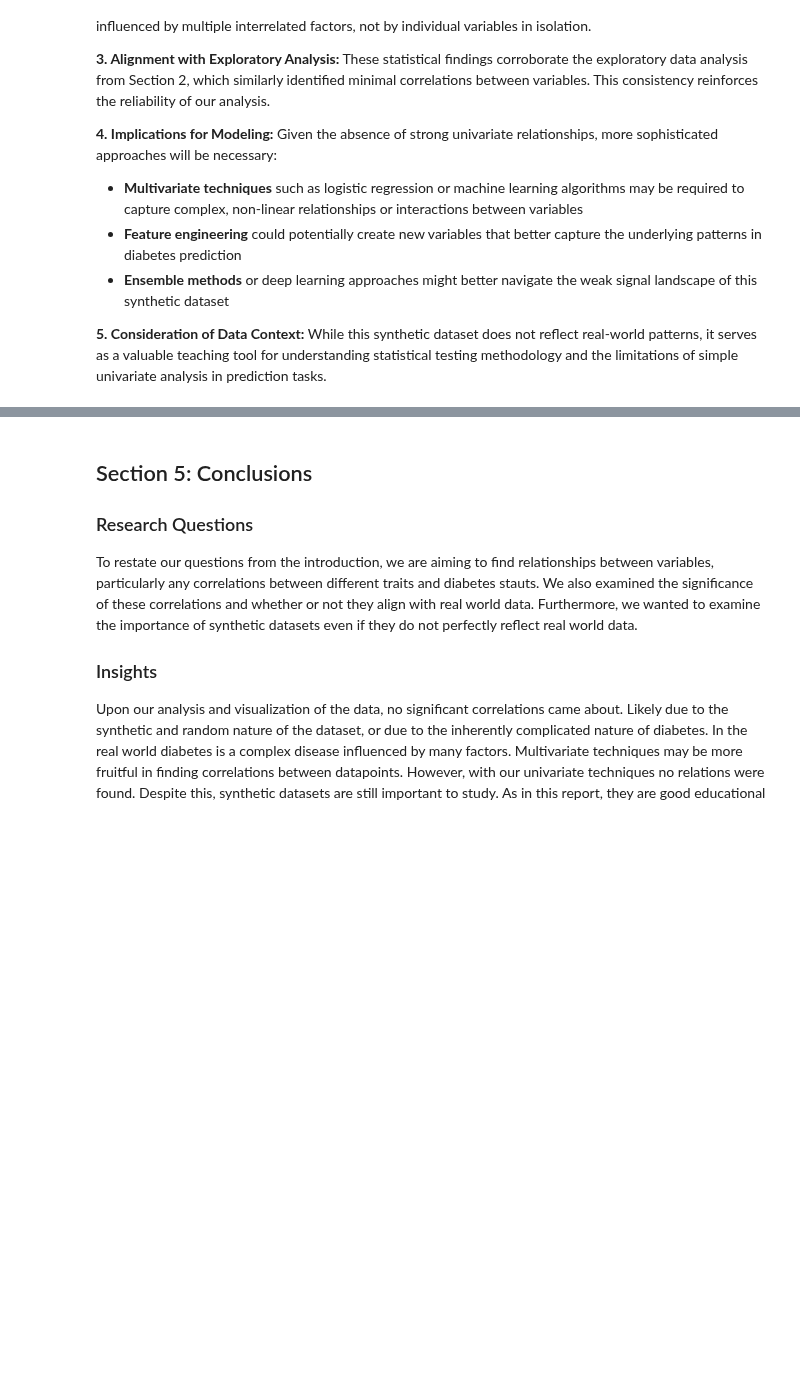
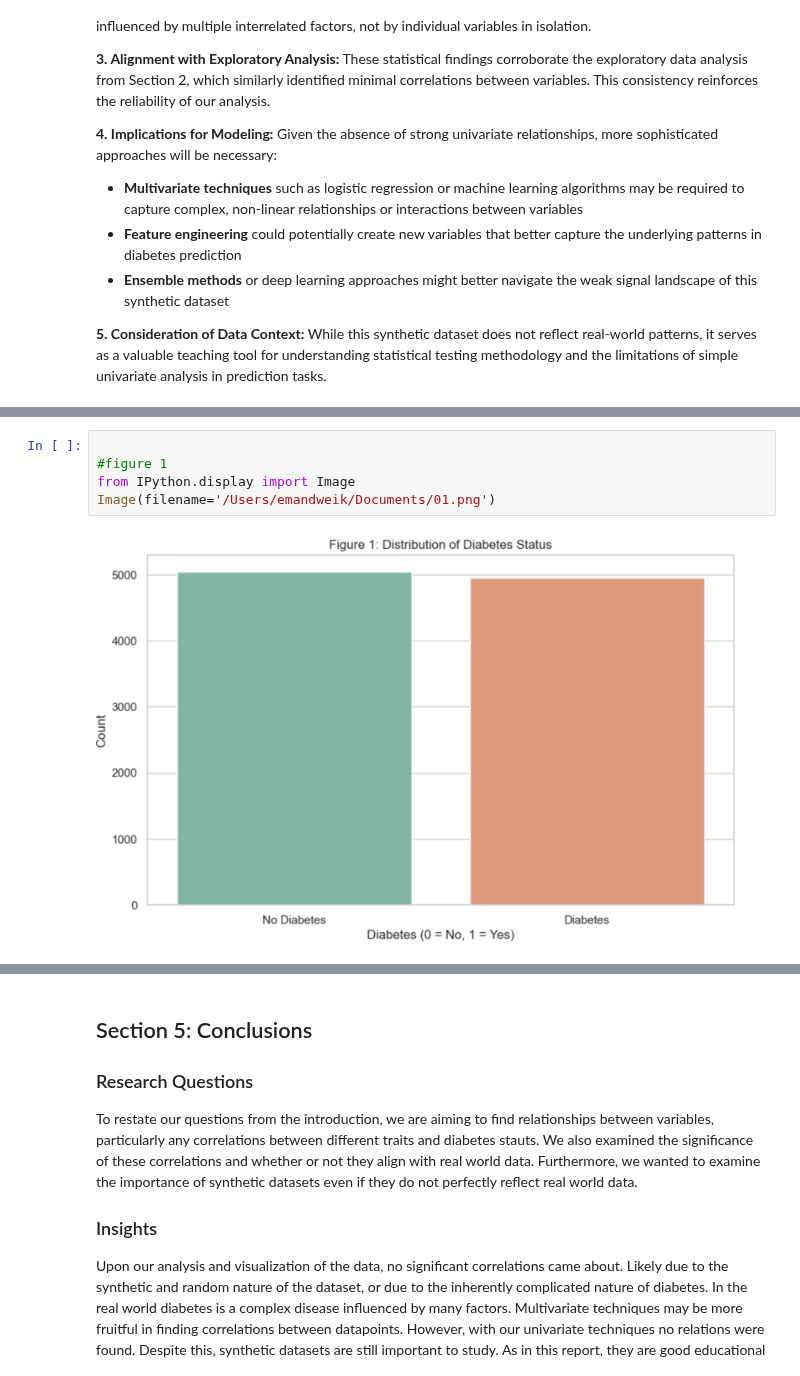
Before and after one commit to Spooky-8-Pack/Group-5, a Jupyter notebook: Report/Final_Report.ipynb, the cells around one changed output, grey strips where cells are left out. Drawn from its saved outputs; the diff is of its cells as text; blank space fills up the shorter version.

```diff
--- a/Report/Final_Report.ipynb
+++ b/Report/Final_Report.ipynb
@@ -112,0 +136,7 @@ All three statistical tests revealed weak or non-existent relationships between
+# %%
+
+#figure 1
+from IPython.display import Image
+Image(filename='/Users/emandweik/Documents/01.png')
+# %% [output]
+[figure, added]
```
Also changed, not shown: parts of 7 cells of this notebook.
